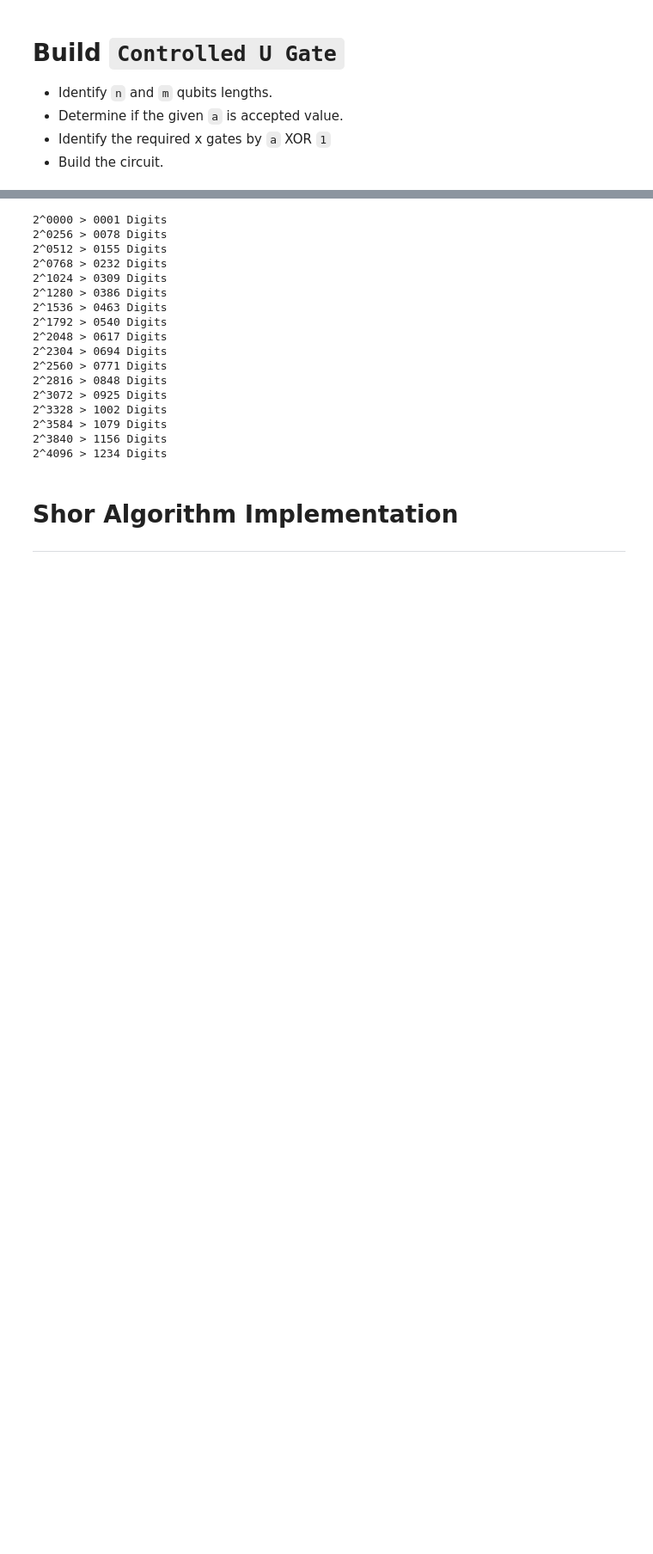
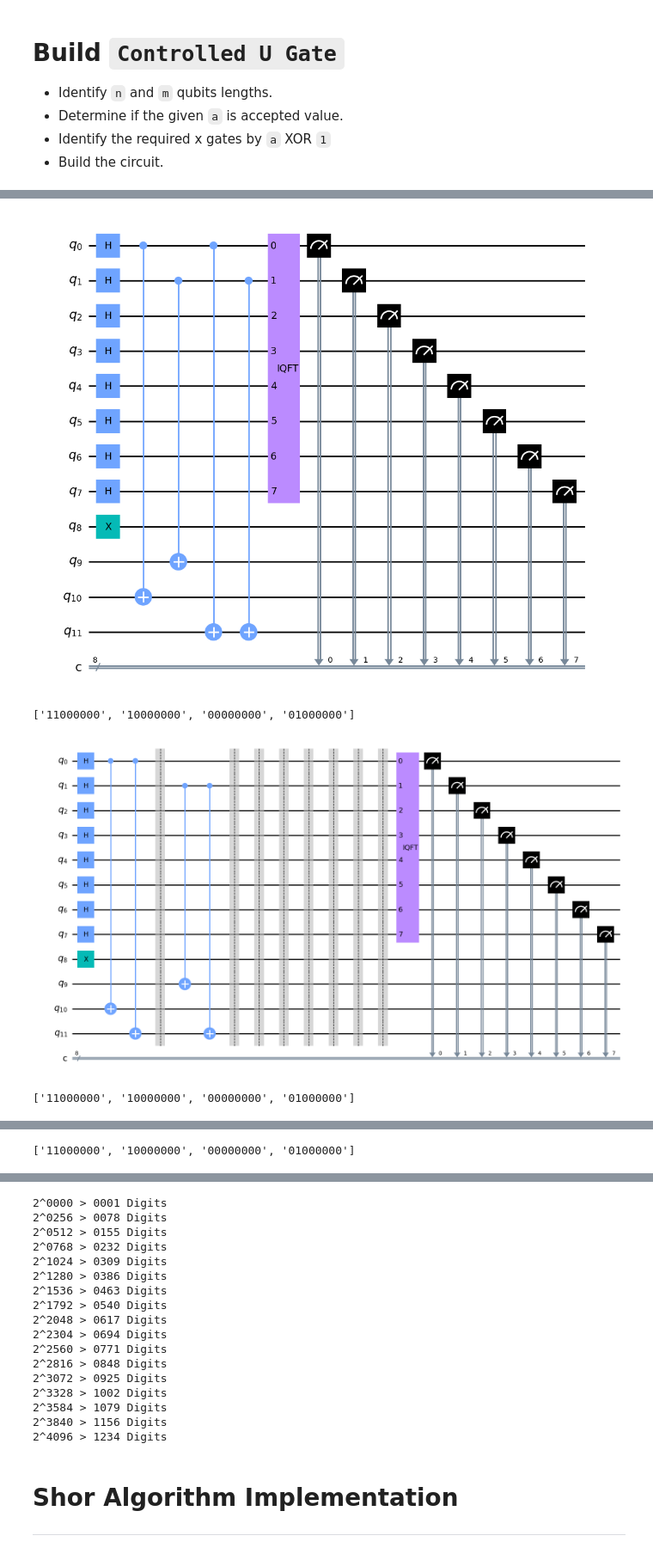
Before and after one commit to asajm/Quantum-Platform-Compare, a Jupyter notebook: Quantum-Platform-Compare.ipynb, the cells around one changed output, grey strips where cells are left out. Shown: that part at 86% size. Cells and saved outputs as stored; diff of their text form; code cells hidden in the pictures; blank space fills up the shorter version.

Commit message:
modifying shor circuit in pytket

```diff
--- a/Quantum-Platform-Compare.ipynb
+++ b/Quantum-Platform-Compare.ipynb
@@ -265,17 +284,21 @@ def print_c_amodN(a, N):
         print(f"{format(pow(a,pwr,N)^1, f'0{n_len}b')} | x_gates")
 
 
-def simulation(qc, shots=3):
+def simulation(qc, shots=1000):
     # Simulate Results
-    aer_sim = Aer.get_backend('aer_simulator')
+    # Transpile the circuit for the simulator
+    simulator = AerSimulator()
+    compiled_circuit = transpile(qc, simulator)
 
-    # `memory=True` tells the backend to save each measurement in a list
-    job = aer_sim.run(transpile(qc, aer_sim), shots=shots, memory=True)
-    readings = job.result().get_memory()
-    return list(set(readings))
+    # Run the simulation
+    result = simulator.run(compiled_circuit, shots=shots).result()
+
+    # Get the result counts
+    counts = result.get_counts(compiled_circuit)
+    return list(set(counts))
 
 # mode => 0: simple, 1: barrier, 2: U gates
-def shor_qc(a, N, mode=0, display=False, shots=5):
+def shor_qc(a, N, mode=0, display=False, shots=1):
     _, m_len = get_nlen_mlen(N)
 
     qc = initiate_qc(N)
@@ -460,0 +322,44 @@ Guessed Factors: 23 and 1
+# %%
+N=15
+a=2
+validate_N(N)
+validate_a(a)
+
+_, m_len = get_nlen_mlen(N)
+
+# simple circuit
+qc = initiate_qc(N)
+qc = append_c_amodN(qc, a, N)
+qc = append_IQFT(qc, N)
+
+qc.measure(range(m_len), range(m_len))
+
+display(qc.draw(fold=-1, output='mpl', style='clifford'))
+print(simulation(qc))
+
+
+# circuit with barrier
+qc = initiate_qc(N)
+qc = append_c_amodN(qc, a, N, barrier=True)
+qc = append_IQFT(qc, N)
+
+qc.measure(range(m_len), range(m_len))
+
+display(qc.draw(fold=-1, output='mpl', style='clifford'))
+print(simulation(qc))
+
+
+# circuit with U gates
+qc = initiate_qc(N)
+qc = append_c_amodN_gates(qc, a, N)
+qc = append_IQFT(qc, N)
+
+qc.measure(range(m_len), range(m_len))
+
+display(qc.draw(fold=-1, output='mpl', style='clifford'))
+print(simulation(qc))
+# %% [output]
+[figure, added]
+['11000000', '10000000', '00000000', '01000000']
+[figure, added]
+['11000000', '10000000', '00000000', '01000000']
@@ -460,0 +367 @@ Guessed Factors: 23 and 1
+['11000000', '10000000', '00000000', '01000000']
```
Also changed, not shown: parts of 19 cells of this notebook, 1 other file.
